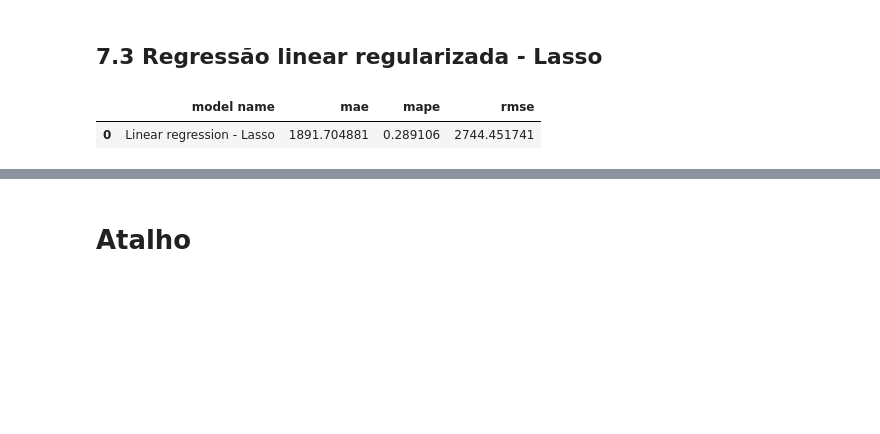
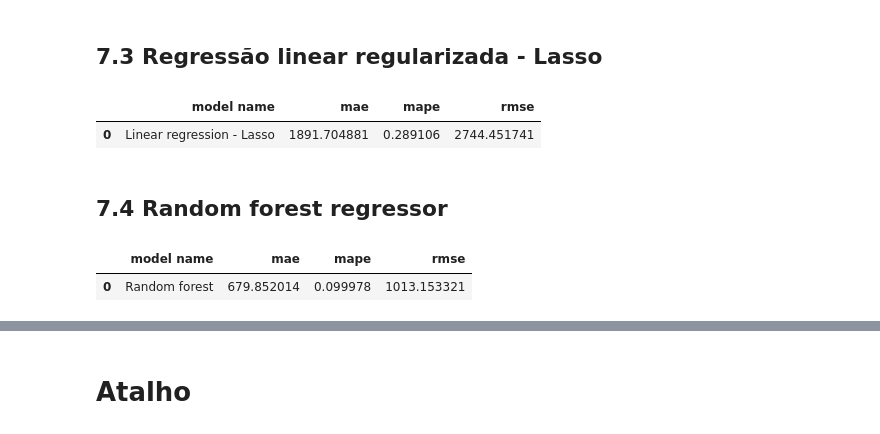
Before and after one commit to paixaols/rossmann-store-sales, a Jupyter notebook: Rossmann_sales_prediction.ipynb, the cells around one changed output, grey strips where cells are left out. Drawn from its saved outputs; the diff is of its cells as text; code cells hidden in the pictures; blank space fills up the shorter version.

```diff
--- a/Rossmann_sales_prediction.ipynb
+++ b/Rossmann_sales_prediction.ipynb
@@ -945,3 +946,18 @@ lrr_result
 # %% [output]
 |  | model name | mae | mape | rmse |
 | 0 | Linear regression - Lasso | 1891.704881 | 0.289106 | 2744.451741 |
+# %% [markdown]
+## 7.4 Random forest regressor
+# %%
+# Model
+rf = RandomForestRegressor(n_estimators = 100, n_jobs = -1, random_state = 42).fit(x_train, y_train)
+
+# Prediction
+y_pred_rf = rf.predict(x_test)
+
+# Performance
+rf_result = ml_error('Random forest regressor', np.expm1(y_test), np.expm1(y_pred_rf))
+rf_result
+# %% [output]
+|  | model name | mae | mape | rmse |
+| 0 | Random forest | 679.852014 | 0.099978 | 1013.153321 |
```
Also changed, not shown: parts of 5 cells of this notebook.
